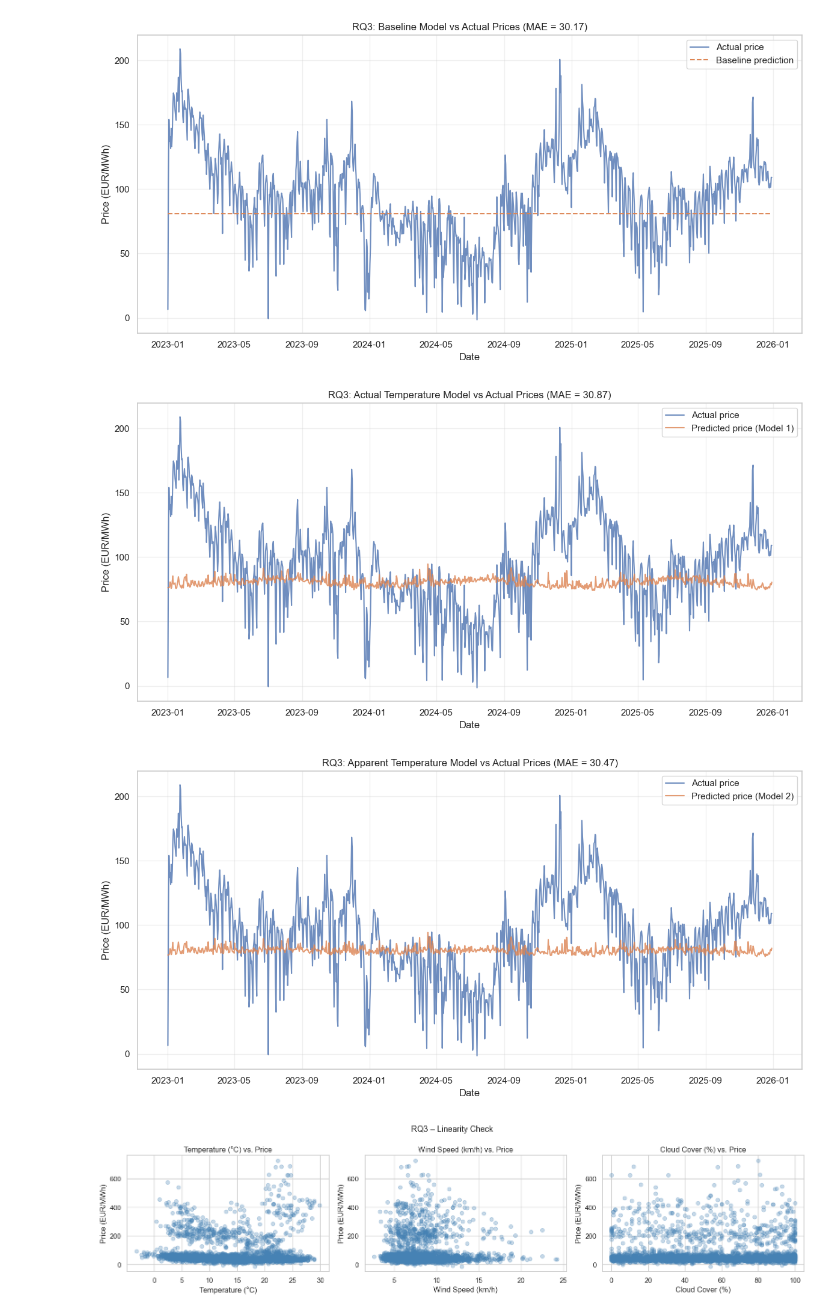
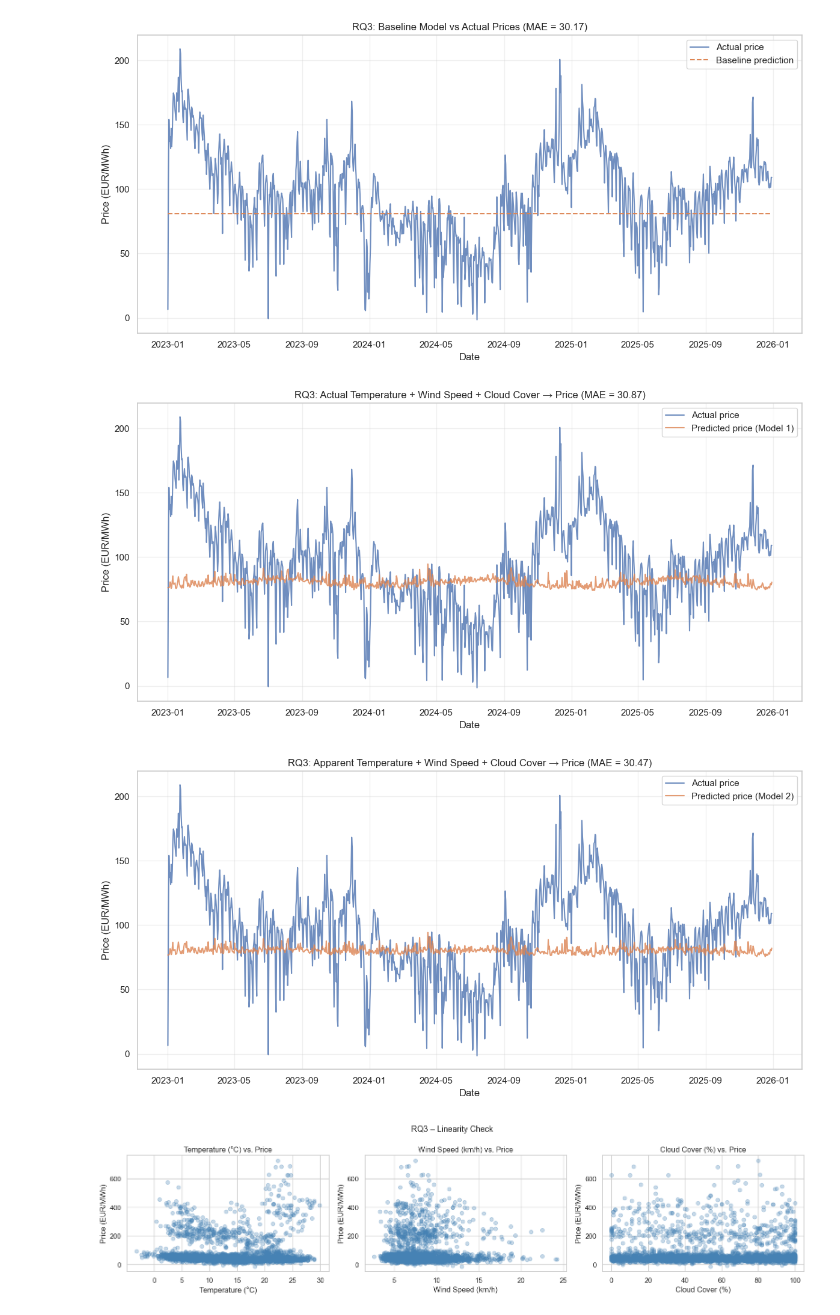
Before and after one commit to joelthedebugger/CIP_FS26_203, a Jupyter notebook: notebooks/03_analysis.ipynb, the cells around one changed output. Cells and saved outputs as stored; diff of their text form; code cells hidden in the pictures.

```diff
--- a/notebooks/03_analysis.ipynb
+++ b/notebooks/03_analysis.ipynb
@@ -1013,25 +996,25 @@ plt.show()
 # %%
 # --- Visualization: Model 1 prediction vs actual prices ---
 plt.figure(figsize=(12, 6))
 plt.plot(test_rq3["date"], y_test_rq3, label="Actual price", alpha=0.8)
 plt.plot(test_rq3["date"], pred_rq3_actual, label="Predicted price (Model 1)", alpha=0.8)
 
-plt.title(f"RQ3: Actual Temperature Model vs Actual Prices (MAE = {mae_rq3_actual:.2f})")
+plt.title(f"RQ3: Actual Temperature + Wind Speed + Cloud Cover → Price (MAE = {mae_rq3_actual:.2f})")
 plt.xlabel("Date")
 plt.ylabel("Price (EUR/MWh)")
 plt.legend()
 plt.grid(True, alpha=0.3)
 plt.tight_layout()
 plt.show()
 # %% [output]
-[figure, old version]
+[figure, new version]
 # %%
 # --- Visualization: Model 2 prediction vs actual prices ---
 plt.figure(figsize=(12, 6))
 plt.plot(test_rq3["date"], y_test_rq3, label="Actual price", alpha=0.8)
 plt.plot(test_rq3["date"], pred_rq3_apparent, label="Predicted price (Model 2)", alpha=0.8)
 
-plt.title(f"RQ3: Apparent Temperature Model vs Actual Prices (MAE = {mae_rq3_apparent:.2f})")
+plt.title(f"RQ3: Apparent Temperature + Wind Speed + Cloud Cover → Price (MAE = {mae_rq3_apparent:.2f})")
 plt.xlabel("Date")
 plt.ylabel("Price (EUR/MWh)")
 plt.legend()
@@ -1039,7 +1022,7 @@ plt.grid(True, alpha=0.3)
 plt.tight_layout()
 plt.show()
 # %% [output]
-[figure, old version]
+[figure, new version]
 # %%
 # --- Assumption Check RQ3: Linearity ---
 # Scatter plots of each predictor against the target variable
```
Also changed, not shown: parts of 8 cells of this notebook, 3 other files.
